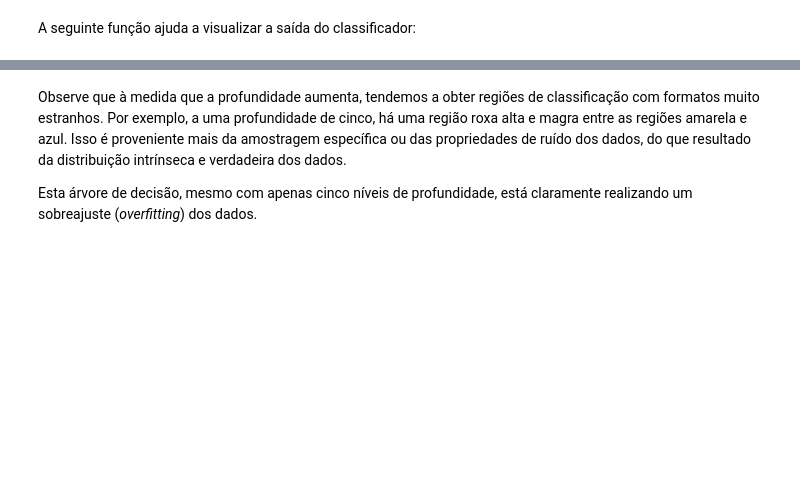
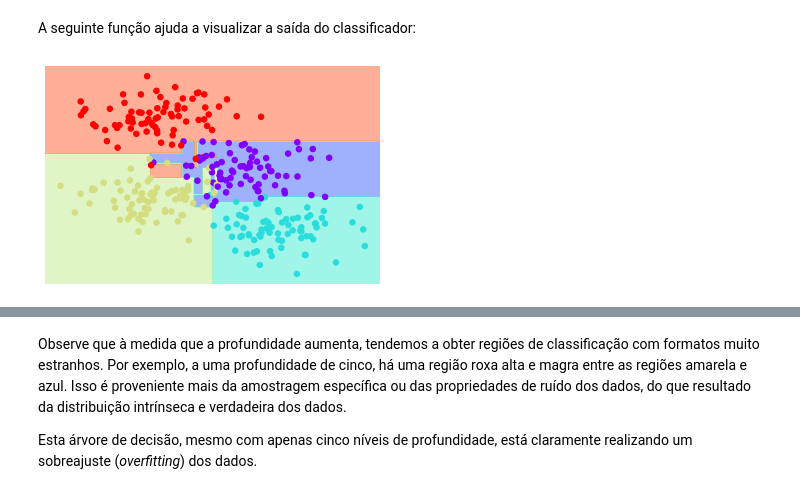
Before and after one commit to paulotguerra/QXD0178, a Jupyter notebook: 02.01-Mineracao-de-Dados-Classificacao.ipynb, the cells around one changed output, grey strips where cells are left out. Cells and saved outputs as stored; diff of their text form; code cells hidden in the pictures; blank space fills up the shorter version.

```diff
--- a/02.01-Mineracao-de-Dados-Classificacao.ipynb
+++ b/02.01-Mineracao-de-Dados-Classificacao.ipynb
@@ -564,26 +593,28 @@ A seguinte função ajuda a visualizar a saída do classificador:
 # %%
 def visualize_classifier(model, X, y, ax=None, cmap='rainbow'):
     ax = ax or plt.gca()
 
     # Plot the training points
     ax.scatter(X[:, 0], X[:, 1], c=y, s=30, cmap=cmap, zorder=3)
     ax.axis('tight')
     ax.axis('off')
     xlim = ax.get_xlim()
     ylim = ax.get_ylim()
 
     # fit the estimator
     model.fit(X, y)
     xx, yy = np.meshgrid(np.linspace(*xlim, num=200),np.linspace(*ylim, num=200))
     Z = model.predict(np.c_[xx.ravel(), yy.ravel()]).reshape(xx.shape)
 
     # Create a color plot with the results
     n_classes = len(np.unique(y))
-    contours = ax.contourf(xx, yy, Z, alpha=0.3,levels=np.arange(n_classes + 1) - 0.5,cmap=cmap,zorder=1)
+    contours = ax.contourf(xx, yy, Z, alpha=0.5,levels=np.arange(n_classes + 1) - 0.5,cmap=cmap,zorder=1)
 
     ax.set(xlim=xlim, ylim=ylim)
 
 visualize_classifier(DecisionTreeClassifier(), X, y);
+# %% [output]
+[figure, added]
 # %%
 def plot_tree_interactive(X, y):
     def interactive_tree(depth=1):
```
Also changed, not shown: parts of 17 cells of this notebook, 1 other file.
